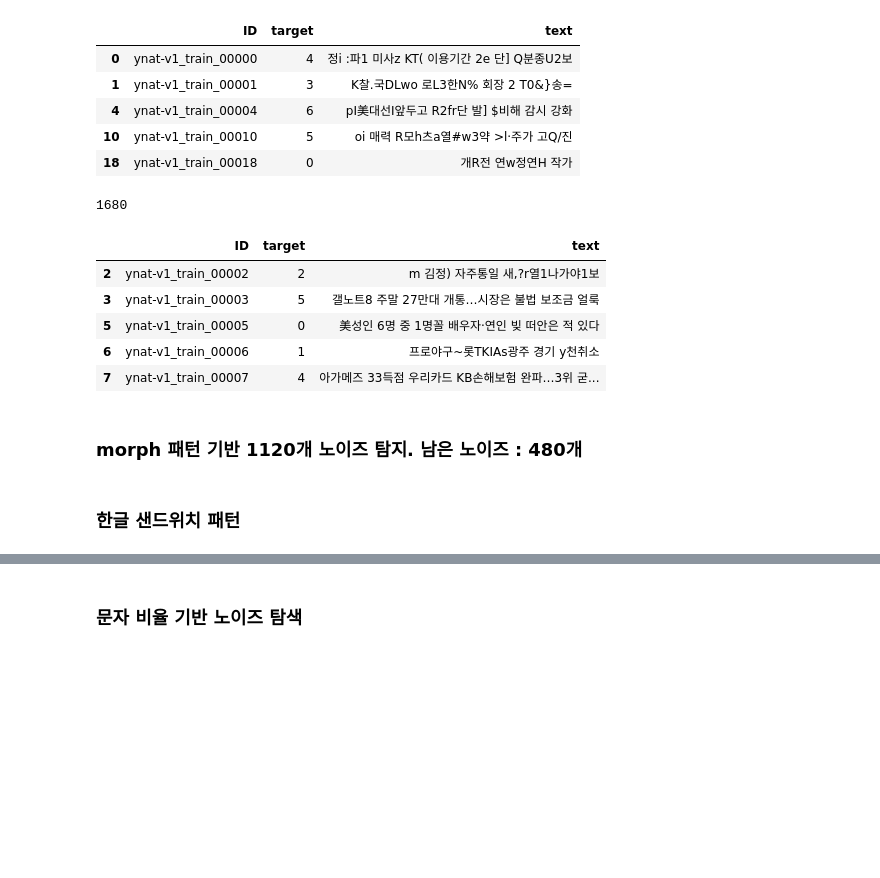
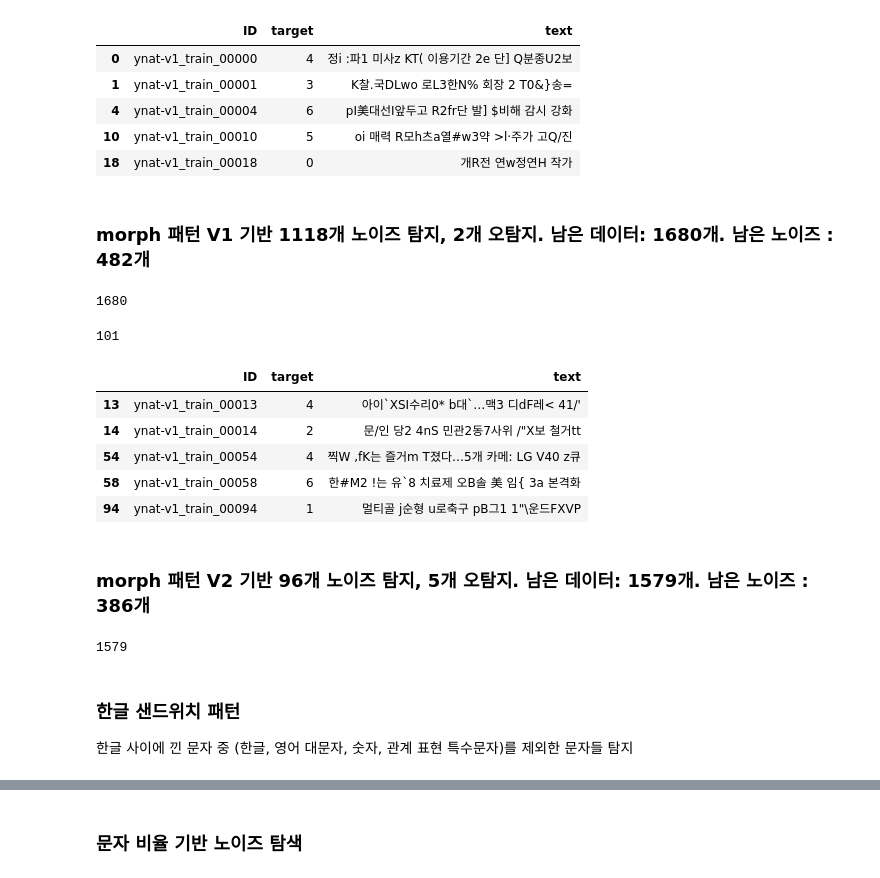
Before and after one commit to yeseoLee/Data-Centric-Topic-Classification, a Jupyter notebook: notebooks/noise_eda.ipynb, the cells around one changed output, grey strips where cells are left out. Cells and saved outputs as stored; diff of their text form; code cells hidden in the pictures; blank space fills up the shorter version.

```diff
--- a/notebooks/noise_eda.ipynb
+++ b/notebooks/noise_eda.ipynb
@@ -59,7 +74,7 @@ def remove_chars_from_text(df, char_list):
     return df
 # %%
 df["filtered_text"] = df["text"].copy()
-df = remove_chars_from_text(df, zazu_hanza)
+df = remove_chars_from_text(df, hanza)
 df = df.drop(columns=["hanza"])
 df.head()
 # %% [output]
@@ -127,7 +141,7 @@ df["okt"] = df["filtered_list"].apply(lambda li: [okt.pos(e) for e in li])
 from collections import Counter
 
 # 문장에서 조건 탐지
-def check_tags_count_sentence(morpheme_lists):
+def check_tags_count_V1(morpheme_lists):
     # 단어에서 조건 탐지
     def check_tags_count_word(sublist):
         tag_counts = Counter(tag for _, tag in sublist)
@@ -152,5 +166,5 @@ def check_tags_count_sentence(morpheme_lists):
 
 
 # 데이터프레임에 적용
-df["check"] = df["okt"].apply(check_tags_count_sentence)
+df["check"] = df["okt"].apply(check_tags_count_V1)
 # %%
@@ -167,26 +181,57 @@ df_morph_condition.head()
 | 4 | ynat-v1_train_00004 | 6 | pI美대선I앞두고 R2fr단 발] $비해 감시 강화 |
 | 10 | ynat-v1_train_00010 | 5 | oi 매력 R모h츠a열#w3약 >l·주가 고Q/진 |
 | 18 | ynat-v1_train_00018 | 0 | 개R전 연w정연H 작가 |
+# %% [markdown]
+### morph 패턴 V1 기반 1118개 노이즈 탐지, 2개 오탐지. 남은 데이터: 1680개. 남은 노이즈 : 482개
+# %%
+df = df[df["check"] == False]
+len(df)
+# %% [output]
+1680
+# %%
+# 문장 통째로 탐색
+def check_tags_count_V2(morpheme_lists):
+    # 태그 카운트
+    all_tags = [tag for sublist in morpheme_lists for _, tag in sublist]
+    tag_counts = Counter(all_tags)
+
+    alpha = tag_counts["Alpha"]
+    punctuation = tag_counts["Punctuation"]
+    number = tag_counts["Number"]
+    rest = sum(tag_counts.values()) - (alpha + punctuation + number)
+
+    # 조건 리스트
+    conditions = []
+    # conditions.append(punctuation >= 1)
+    conditions.append(alpha + punctuation + number >= 6)
+    return all(conditions)
+
+# 데이터프레임에 적용
+df["check"] = df["okt"].apply(check_tags_count_V2)
 # %%
-not_morph_condition = df[df["check"] == False]
-not_morph_condition = not_morph_condition[["ID", "target", "text"]]
-not_morph_condition.to_csv("not_morph_condition.csv", index=False)
-print(len(not_morph_condition))
-not_morph_condition.head()
+df_morph_condition_V2 = df[df["check"] == True]
+df_morph_condition_V2 = df_morph_condition_V2[["ID", "target", "text"]]
+df_morph_condition_V2.to_csv("df_morph_condition_V2.csv", index=False)
+print(len(df_morph_condition_V2))
+df_morph_condition_V2.head()
 # %% [output]
-1680
+101
 |  | ID | target | text |
-| 2 | ynat-v1_train_00002 | 2 | m 김정) 자주통일 새,?r열1나가야1보 |
-| 3 | ynat-v1_train_00003 | 5 | 갤노트8 주말 27만대 개통…시장은 불법 보조금 얼룩 |
-| 5 | ynat-v1_train_00005 | 0 | 美성인 6명 중 1명꼴 배우자·연인 빚 떠안은 적 있다 |
-| 6 | ynat-v1_train_00006 | 1 | 프로야구~롯TKIAs광주 경기 y천취소 |
-| 7 | ynat-v1_train_00007 | 4 | 아가메즈 33득점 우리카드 KB손해보험 완파…3위 굳... |
+| 13 | ynat-v1_train_00013 | 4 | 아이`XSI수리0* b대`…맥3 디dF레< 41/' |
+| 14 | ynat-v1_train_00014 | 2 | 문/인 당2 4nS 민관2동7사위 /"X보 철거tt |
+| 54 | ynat-v1_train_00054 | 4 | 찍W ,fK는 즐거m T졌다…5개 카메: LG V40 z큐 |
+| 58 | ynat-v1_train_00058 | 6 | 한#M2 !는 유`8 치료제 오B솔 美 임{ 3a 본격화 |
+| 94 | ynat-v1_train_00094 | 1 | 멀티골 j순형 u로축구 pB그1 1"\운드FXVP |
 # %% [markdown]
-### morph 패턴 기반 1120개 노이즈 탐지. 남은 노이즈 : 480개
+### morph 패턴 V2 기반 96개 노이즈 탐지, 5개 오탐지. 남은 데이터: 1579개. 남은 노이즈 : 386개
 # %%
 df = df[df["check"] == False]
+len(df)
+# %% [output]
+1579
-# %% [markdown]
-### 한글 샌드위치 패턴
+# %% [markdown]
+### 한글 샌드위치 패턴
+한글 사이에 낀 문자 중 (한글, 영어 대문자, 숫자, 관계 표현 특수문자)를 제외한 문자들 탐지
 # %%
 def detect_sandwich_pattern(text_list):
     return any(
```
Also changed, not shown: parts of 18 cells of this notebook, 1 other file.
